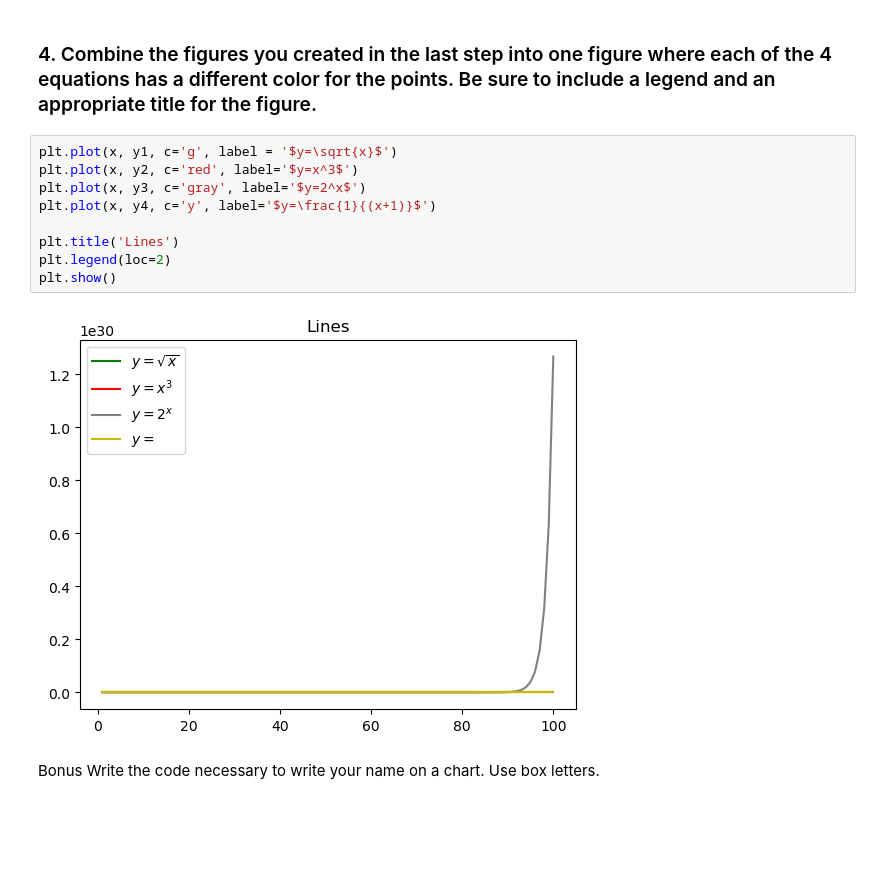
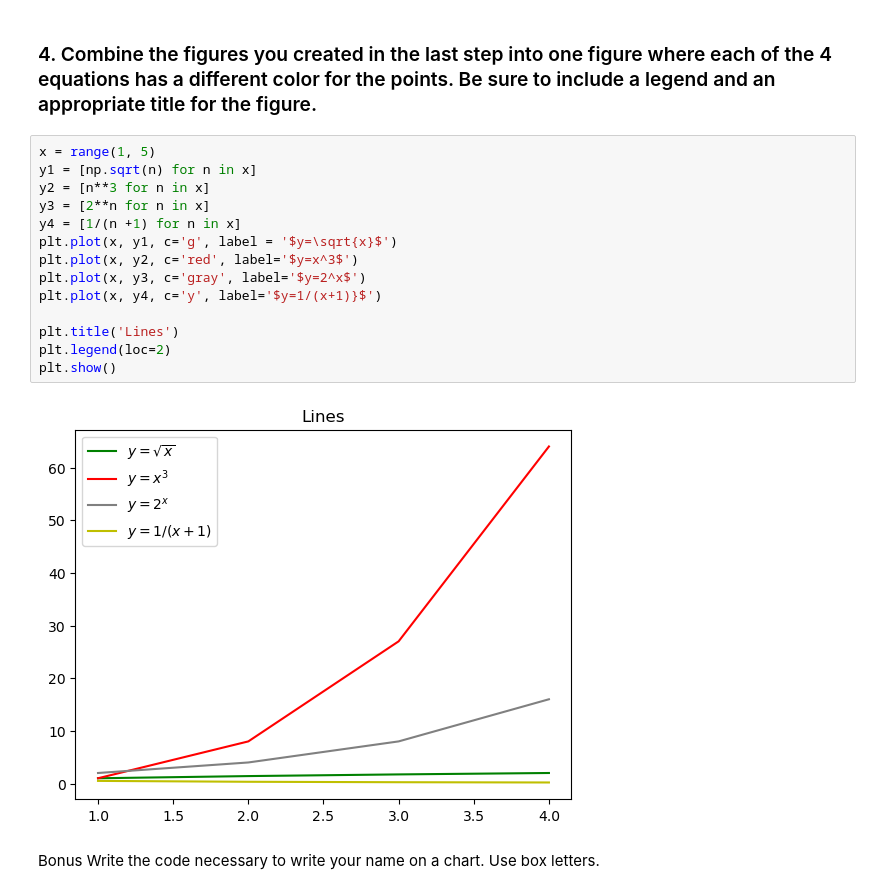
Before and after one commit to aaron-mv-moore/numpy-pandas-visualization-exercises, a Jupyter notebook: matplotlib_exercises.ipynb, the cells around one changed output. Saved outputs shown, nothing was run; the diff lists cells and outputs as text; blank space fills up the shorter version.

```diff
--- a/matplotlib_exercises.ipynb
+++ b/matplotlib_exercises.ipynb
@@ -78,15 +86,20 @@ plt.scatter(x, y4)
 # %% [markdown]
 ### 4. Combine the figures you created in the last step into one figure where each of the 4 equations has a different color for the points. Be sure to include a legend and an appropriate title for the figure.
 # %%
+x = range(1, 5)
+y1 = [np.sqrt(n) for n in x]
+y2 = [n**3 for n in x]
+y3 = [2**n for n in x]
+y4 = [1/(n +1) for n in x]
 plt.plot(x, y1, c='g', label = '$y=\sqrt{x}$')
 plt.plot(x, y2, c='red', label='$y=x^3$')
 plt.plot(x, y3, c='gray', label='$y=2^x$')
-plt.plot(x, y4, c='y', label='$y=\frac{1}{(x+1)}$')
+plt.plot(x, y4, c='y', label='$y=1/(x+1)}$')
 
 plt.title('Lines')
 plt.legend(loc=2)
 plt.show()
 # %% [output]
-[figure, old version]
+[figure, new version]
 # %% [markdown]
 Bonus Write the code necessary to write your name on a chart. Use box letters.
```
Also changed, not shown: parts of 5 cells of this notebook.
